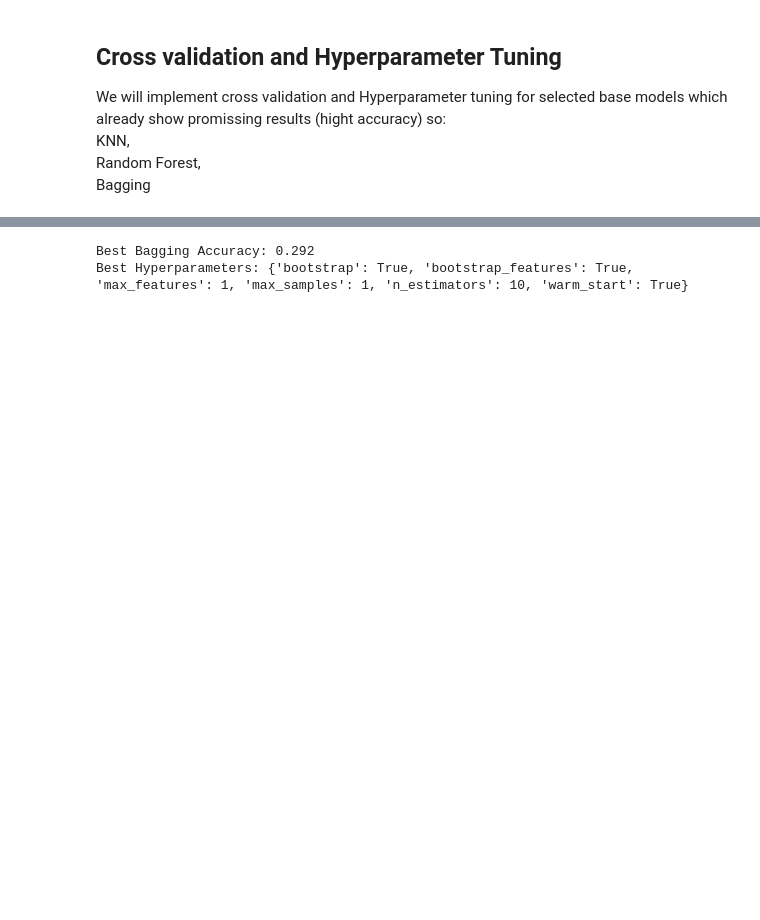
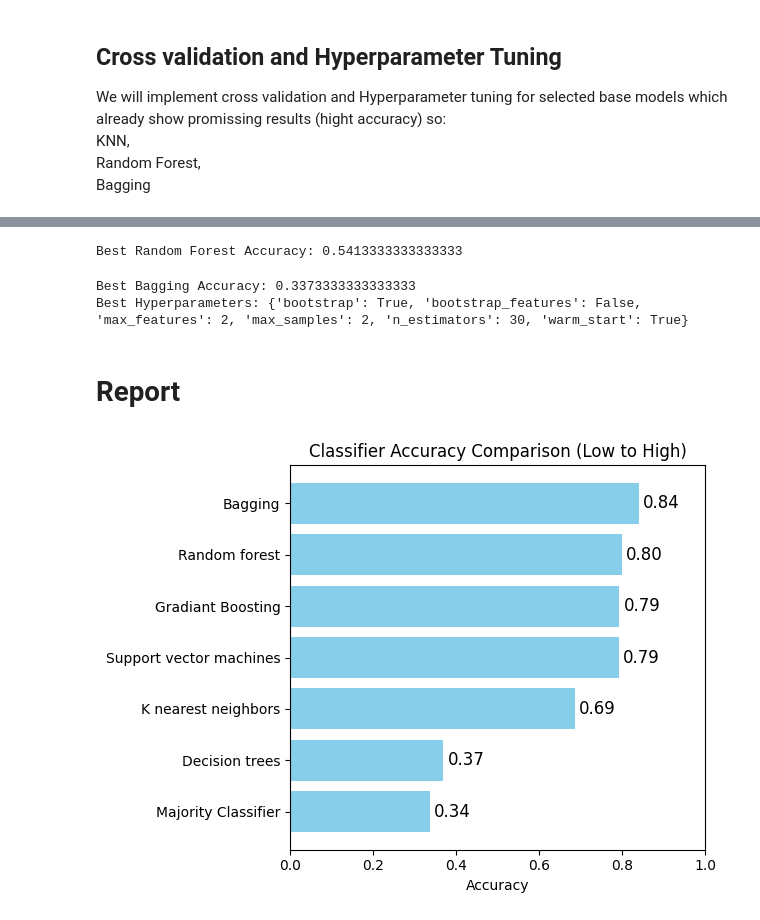
Before and after one commit to sofiaamartinezz/IS_Seminar2, a Jupyter notebook: assignment.ipynb, the cells around one changed output, grey strips where cells are left out. Drawn from its saved outputs; the diff is of its cells as text; code cells hidden in the pictures; blank space fills up the shorter version.

Commit message:
added report and radom search

```diff
--- a/assignment.ipynb
+++ b/assignment.ipynb
@@ -404,8 +366,8 @@ warnings.filterwarnings("ignore")
 # Cross-validation implementation and K Hyperparameter tuning for KNN
 
 # Create a copy of training data
-X_CV = X_train.copy()
-y_CV = y_train.copy()
+X_CV = X_val_tfidf.copy()
+y_CV = y_val.copy()
 
 # Define the number of folds
 folds = 3
@@ -423,20 +385,20 @@ for neigh in range(1, 11):
     # Initialize k-fold cross-validation
     skf = StratifiedKFold(n_splits=folds, shuffle=False)
 
-    for i, (train_index, val_index) in enumerate(skf.split(X_CV, y_CV)):
-        # Select data from train and val based on fold indices
-        X_CV_train, X_CV_val = X_CV[train_index], X_CV[val_index]
-        y_CV_train, y_CV_val = y_CV.iloc[train_index], y_CV.iloc[val_index]
+    for i, (train_index, test_index) in enumerate(skf.split(X_CV, y_CV)):
+        # Select data from train and test based on fold indices
+        X_CV_train, X_CV_test = X_CV[train_index], X_CV[test_index]
+        y_CV_train, y_CV_test = y_CV.iloc[train_index], y_CV.iloc[test_index]
 
         # Train a KNN classifier with the given parameter k
         knn = KNeighborsClassifier(n_neighbors=neigh)
         knn.fit(X_CV_train, y_CV_train)
 
-        # Predict on the val set
-        y_CV_pred = knn.predict(X_CV_val)
+        # Predict on the test set
+        y_CV_pred = knn.predict(X_CV_test)
 
         # Compute the accuracy metric for this fold
-        accuracy = accuracy_score(y_CV_val, y_CV_pred)
+        accuracy = accuracy_score(y_CV_test, y_CV_pred)
         fold_eval.append(accuracy)
 
     # Calculate the mean performance across all folds for this k
@@ -510,3 +472,22 @@ print("Best Hyperparameters:", best_params)
+# %%
+# Random Search for Random Forest with cross validation
+from sklearn.model_selection import RandomizedSearchCV
+
+param_dist = {
+    'n_estimators': [10, 50, 100],
+    'max_features': ['sqrt', 'log2', None],
+    'max_depth': [None, 20, 50]
+}
+
+# random_search_rf = RandomizedSearchCV(RandomForestClassifier(), param_dist, n_iter=10, cv=3)
+random_search_rf = GridSearchCV(RandomForestClassifier(), param_dist, cv=5, scoring='accuracy', n_jobs=-1)
+random_search_rf.fit(X_val_tfidf, y_val)
+best_rf = random_search_rf.best_estimator_
+predicted_best_rf = best_rf.predict(X_test_tfidf)
+accuracy_best_rf = accuracy_score(y_test, predicted_best_rf)
+print("Best Random Forest Accuracy:", accuracy_best_rf)
+# %% [output]
+Best Random Forest Accuracy: 0.5413333333333333
 # %%
 # Hyperparameter tuning for Bagging using Grid Search with cross validation
 param_grid = {
@@ -521,12 +502,12 @@ param_grid = {
 bc = BaggingClassifier()
 
 grid_search = GridSearchCV(bc, param_grid, cv=3)
-grid_search.fit(X_train, y_train)
+grid_search.fit(X_val_tfidf, y_val)
 best_bc = grid_search.best_estimator_
-predicted_best_bc = best_bc.predict(X_val)
-accuracy_best_bc = accuracy_score(y_val, predicted_best_bc)
+predicted_best_bc = best_bc.predict(X_test_tfidf)
+accuracy_best_bc = accuracy_score(y_test, predicted_best_bc)
 print("Best Bagging Accuracy:", accuracy_best_bc)
 print("Best Hyperparameters:", grid_search.best_params_)
 # %% [output]
-Best Bagging Accuracy: 0.292
-Best Hyperparameters: {'bootstrap': True, 'bootstrap_features': True, 'max_features': 1, 'max_samples': 1, 'n_estimators': 10, 'warm_start': True}
+Best Bagging Accuracy: 0.3373333333333333
+Best Hyperparameters: {'bootstrap': True, 'bootstrap_features': False, 'max_features': 2, 'max_samples': 2, 'n_estimators': 30, 'warm_start': True}
@@ -537,0 +514,24 @@ print("Accuracy en conjunto de prueba:", accuracy_test)
+# %% [markdown]
+# Report
+# %%
+# Create a plot for the results
+results = [ac_svm, ac_rf, ac_knn, ac_dt, ac_mc, ac_bc, ac_gb]
+classifiers = ['Support vector machines', 'Random forest', 'K nearest neighbors', 'Decision trees', 'Majority Classifier', 'Bagging', 'Gradiant Boosting']
+
+# Sort results and classifiers in ascending order of accuracy
+sorted_results, sorted_classifiers = zip(*sorted(zip(results, classifiers)))
+
+# Create a bar plot
+plt.barh(sorted_classifiers, sorted_results, color='skyblue')
+plt.xlabel('Accuracy')
+plt.title('Classifier Accuracy Comparison (Low to High)')
+plt.xlim(0, 1.0)  # Set the x-axis limits from 0 to 1 for accuracy values
+
+# Annotate the bars with accuracy values
+for i, result in enumerate(sorted_results):
+    plt.text(result + 0.01, i, f'{result:.2f}', va='center', fontsize=12)
+
+plt.tight_layout()
+plt.show()
+# %% [output]
+[figure, added]
```
Also changed, not shown: parts of 17 cells of this notebook.
